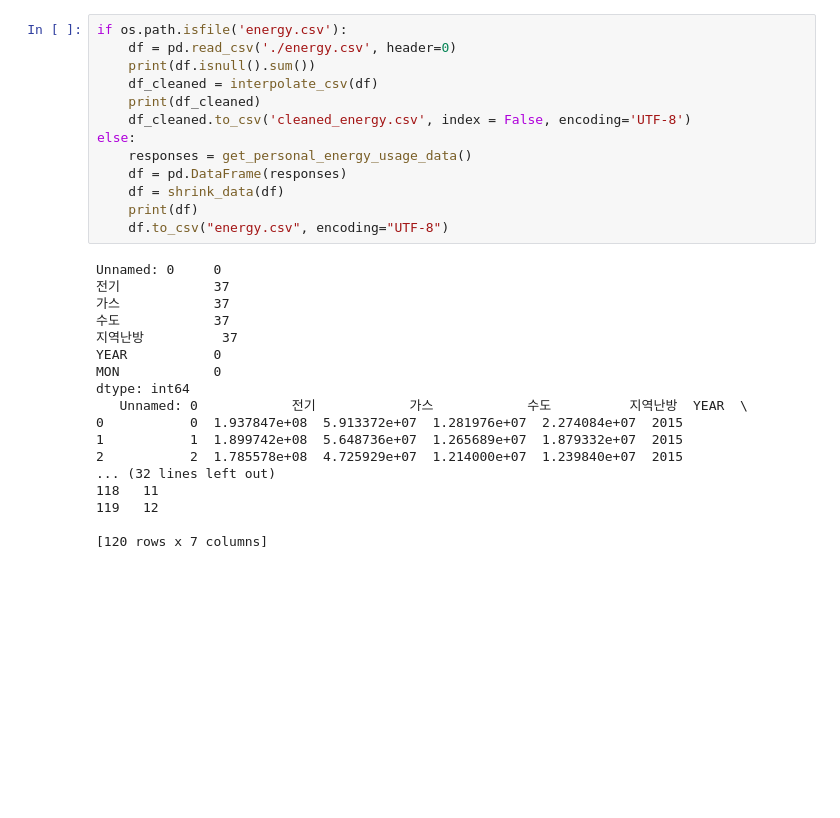
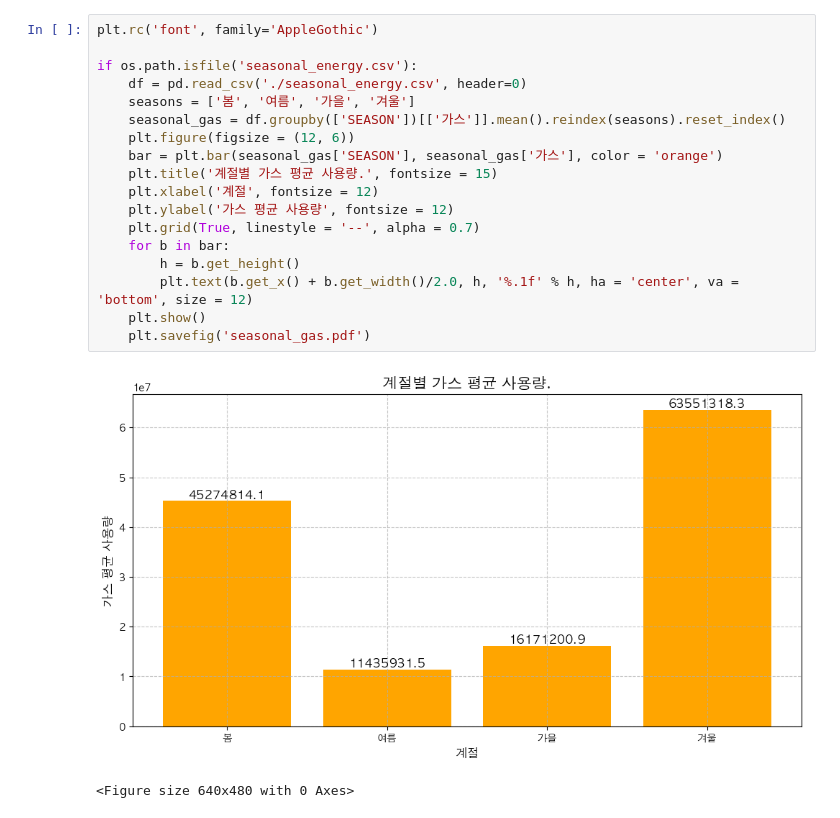
Before and after one commit to 0x1A84/Assignment_knou_ac_kr, a Jupyter notebook: Assignment_Data_Analysis_with_Open_Source/main.ipynb, the cells around one changed output. Cells and saved outputs as stored; diff of their text form; blank space fills up the shorter version.

```diff
--- a/Assignment_Data_Analysis_with_Open_Source/main.ipynb
+++ b/Assignment_Data_Analysis_with_Open_Source/main.ipynb
@@ -102,31 +139,21 @@ if os.path.isfile('cleaned_energy.csv'):
-# %%
-if os.path.isfile('energy.csv'):
-    df = pd.read_csv('./energy.csv', header=0)
-    print(df.isnull().sum())
-    df_cleaned = interpolate_csv(df)
-    print(df_cleaned)
-    df_cleaned.to_csv('cleaned_energy.csv', index = False, encoding='UTF-8')
-else:
-    responses = get_personal_energy_usage_data()
-    df = pd.DataFrame(responses)
-    df = shrink_data(df)
-    print(df)
-    df.to_csv("energy.csv", encoding="UTF-8")
-# %% [output]
-Unnamed: 0     0
-전기            37
-가스            37
-수도            37
-지역난방          37
-YEAR           0
-MON            0
-dtype: int64
-   Unnamed: 0            전기            가스            수도          지역난방  YEAR  \
-0           0  1.937847e+08  5.913372e+07  1.281976e+07  2.274084e+07  2015
-1           1  1.899742e+08  5.648736e+07  1.265689e+07  1.879332e+07  2015
-2           2  1.785578e+08  4.725929e+07  1.214000e+07  1.239840e+07  2015
-... (32 lines left out)
-118   11
-119   12
-
-[120 rows x 7 columns]
+# %%
+plt.rc('font', family='AppleGothic')
+
+if os.path.isfile('seasonal_energy.csv'):
+    df = pd.read_csv('./seasonal_energy.csv', header=0)
+    seasons = ['봄', '여름', '가을', '겨울']
+    seasonal_gas = df.groupby(['SEASON'])[['가스']].mean().reindex(seasons).reset_index()
+    plt.figure(figsize = (12, 6))
+    bar = plt.bar(seasonal_gas['SEASON'], seasonal_gas['가스'], color = 'orange')
+    plt.title('계절별 가스 평균 사용량.', fontsize = 15)
+    plt.xlabel('계절', fontsize = 12)
+    plt.ylabel('가스 평균 사용량', fontsize = 12)
+    plt.grid(True, linestyle = '--', alpha = 0.7)
+    for b in bar:
+        h = b.get_height()
+        plt.text(b.get_x() + b.get_width()/2.0, h, '%.1f' % h, ha = 'center', va = 'bottom', size = 12)
+    plt.show()
+    plt.savefig('seasonal_gas.pdf')
+# %% [output]
+[figure, added]
+<Figure size 640x480 with 0 Axes>
```
Also changed, not shown: parts of 9 cells of this notebook.
